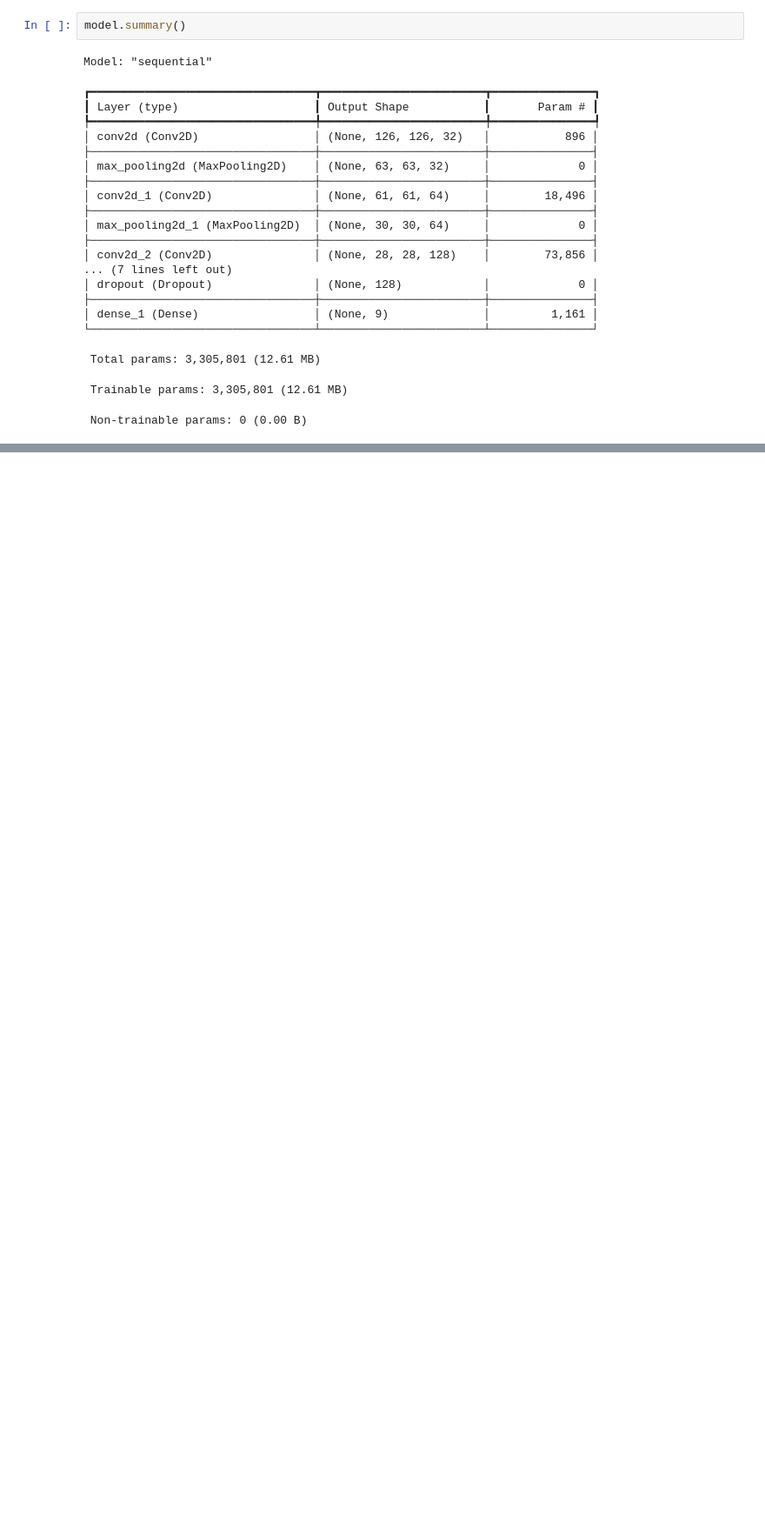
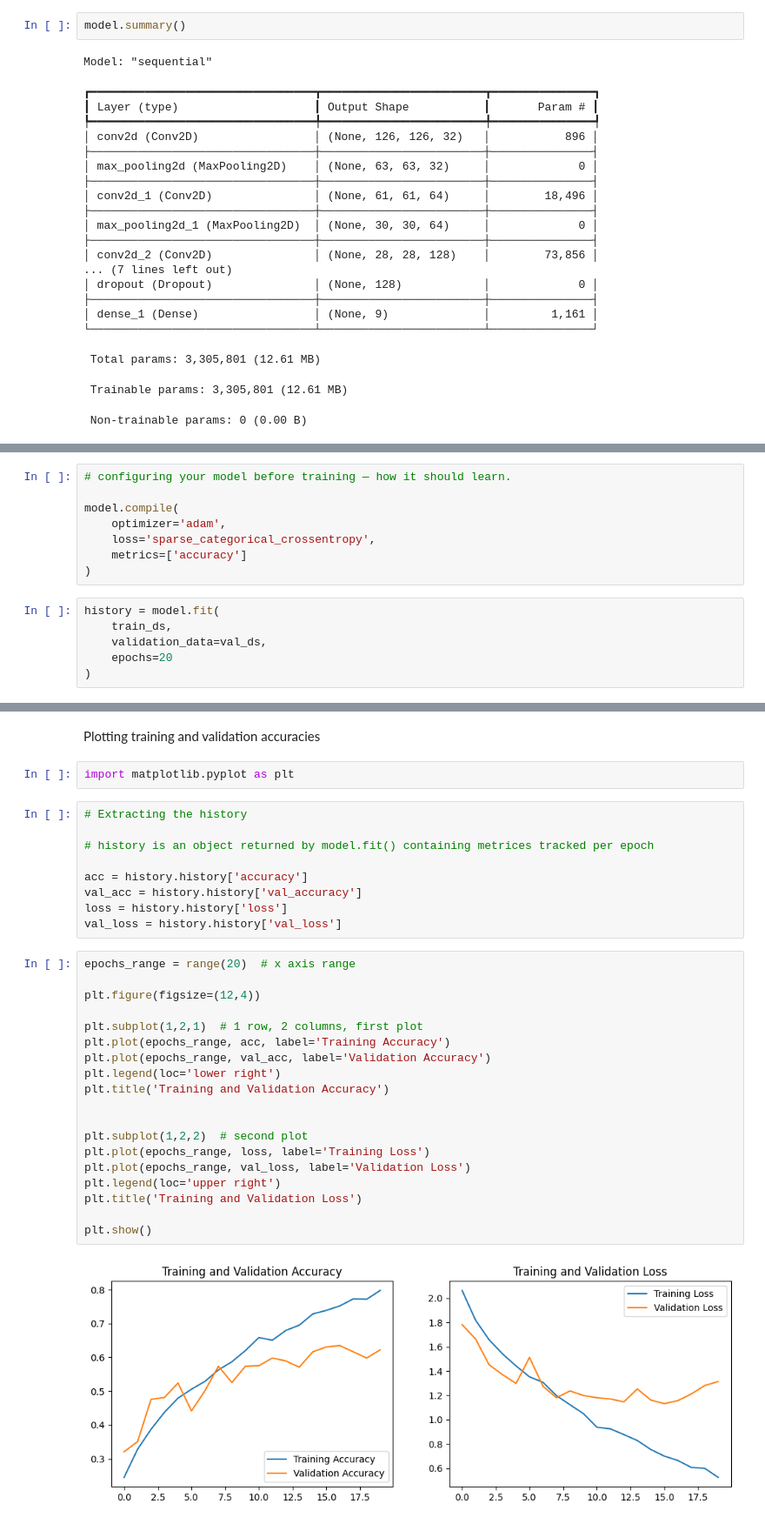
Before and after one commit to NethmiAmasha/Waste-Image-Classification-CNN, a Jupyter notebook: CNN.ipynb, the cells around one changed output, grey strips where cells are left out. Shown: that part at 87% size. Cells and saved outputs as stored; diff of their text form; blank space fills up the shorter version.

```diff
--- a/CNN.ipynb
+++ b/CNN.ipynb
@@ -158,0 +186,14 @@ Model: "sequential"
+# %%
+# configuring your model before training — how it should learn.
+
+model.compile(
+    optimizer='adam',
+    loss='sparse_categorical_crossentropy',
+    metrics=['accuracy']
+)
+# %%
+history = model.fit(
+    train_ds,
+    validation_data=val_ds,
+    epochs=20
+)
@@ -158,0 +218,34 @@ Model: "sequential"
+# %% [markdown]
+Plotting training and validation accuracies
+# %%
+import matplotlib.pyplot as plt
+# %%
+# Extracting the history
+
+# history is an object returned by model.fit() containing metrices tracked per epoch
+
+acc = history.history['accuracy']
+val_acc = history.history['val_accuracy']
+loss = history.history['loss']
+val_loss = history.history['val_loss']
+# %%
+epochs_range = range(20)  # x axis range
+
+plt.figure(figsize=(12,4))
+
+plt.subplot(1,2,1)  # 1 row, 2 columns, first plot
+plt.plot(epochs_range, acc, label='Training Accuracy')
+plt.plot(epochs_range, val_acc, label='Validation Accuracy')
+plt.legend(loc='lower right')
+plt.title('Training and Validation Accuracy')
+
+
+plt.subplot(1,2,2)  # second plot
+plt.plot(epochs_range, loss, label='Training Loss')
+plt.plot(epochs_range, val_loss, label='Validation Loss')
+plt.legend(loc='upper right')
+plt.title('Training and Validation Loss')
+
+plt.show()
+# %% [output]
+[figure, added]
```
Also changed, not shown: parts of 7 cells of this notebook.
